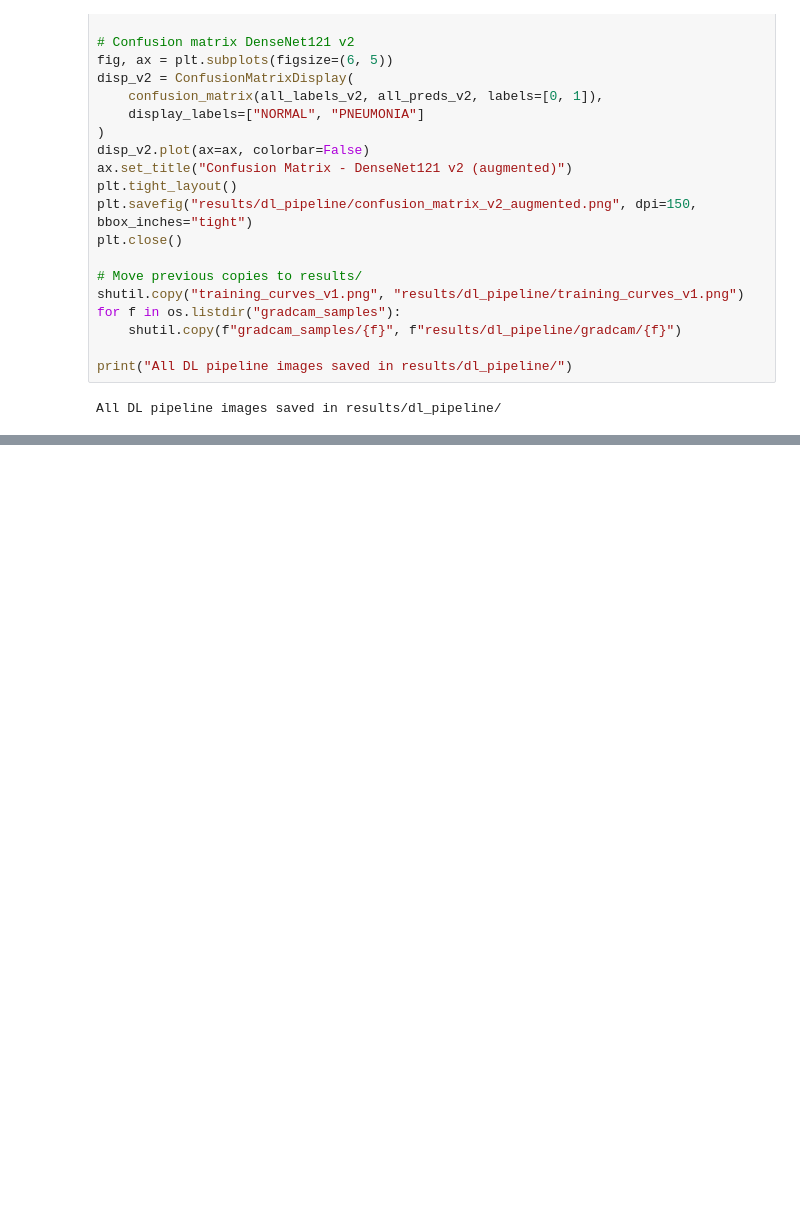
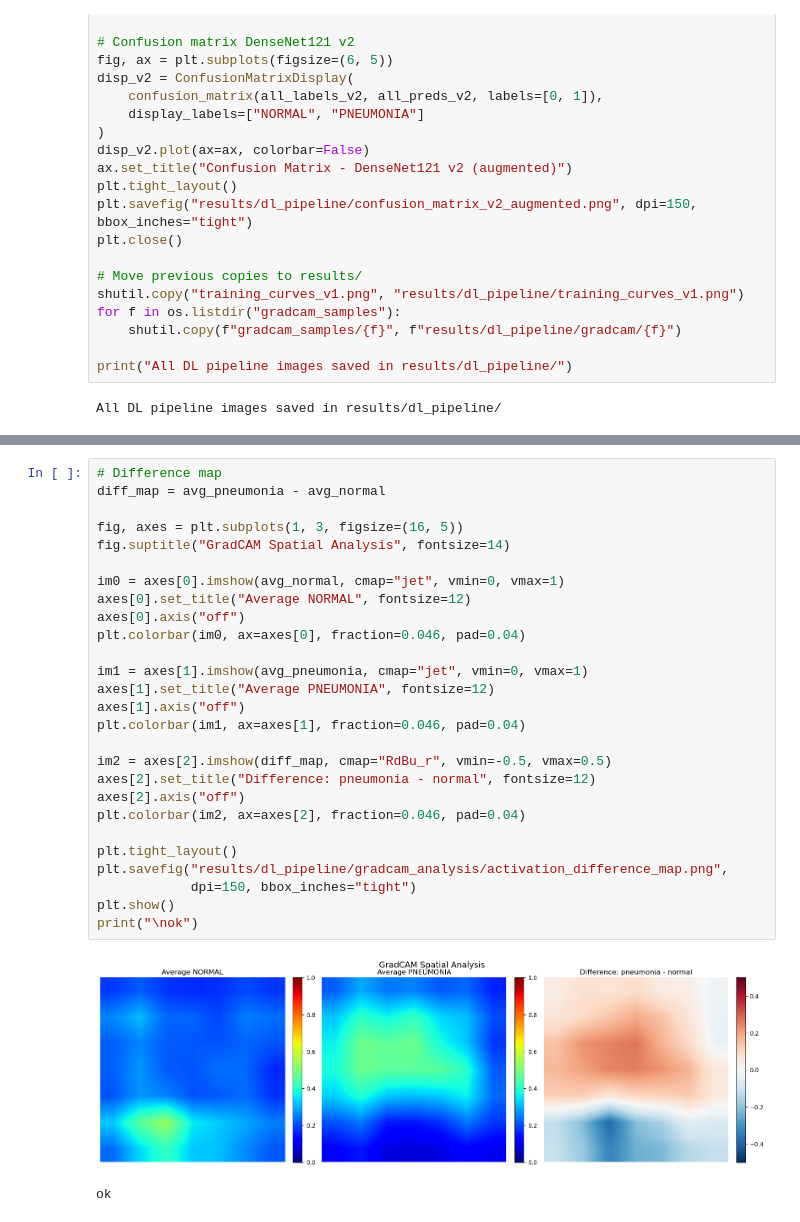
Before and after one commit to pedromedinatech/pneumonia-detection, a Jupyter notebook: 03-dl_pipeline.ipynb, the cells around one changed output, grey strips where cells are left out. Cells and saved outputs as stored; diff of their text form; blank space fills up the shorter version.

```diff
--- a/03-dl_pipeline.ipynb
+++ b/03-dl_pipeline.ipynb
@@ -716,0 +820,30 @@ All DL pipeline images saved in results/dl_pipeline/
+# %%
+# Difference map
+diff_map = avg_pneumonia - avg_normal
+
+fig, axes = plt.subplots(1, 3, figsize=(16, 5))
+fig.suptitle("GradCAM Spatial Analysis", fontsize=14)
+
+im0 = axes[0].imshow(avg_normal, cmap="jet", vmin=0, vmax=1)
+axes[0].set_title("Average NORMAL", fontsize=12)
+axes[0].axis("off")
+plt.colorbar(im0, ax=axes[0], fraction=0.046, pad=0.04)
+
+im1 = axes[1].imshow(avg_pneumonia, cmap="jet", vmin=0, vmax=1)
+axes[1].set_title("Average PNEUMONIA", fontsize=12)
+axes[1].axis("off")
+plt.colorbar(im1, ax=axes[1], fraction=0.046, pad=0.04)
+
+im2 = axes[2].imshow(diff_map, cmap="RdBu_r", vmin=-0.5, vmax=0.5)
+axes[2].set_title("Difference: pneumonia - normal", fontsize=12)
+axes[2].axis("off")
+plt.colorbar(im2, ax=axes[2], fraction=0.046, pad=0.04)
+
+plt.tight_layout()
+plt.savefig("results/dl_pipeline/gradcam_analysis/activation_difference_map.png",
+            dpi=150, bbox_inches="tight")
+plt.show()
+print("\nok")
+# %% [output]
+[figure, added]
+ok
```
Also changed, not shown: parts of 4 cells of this notebook, 2 other files.
